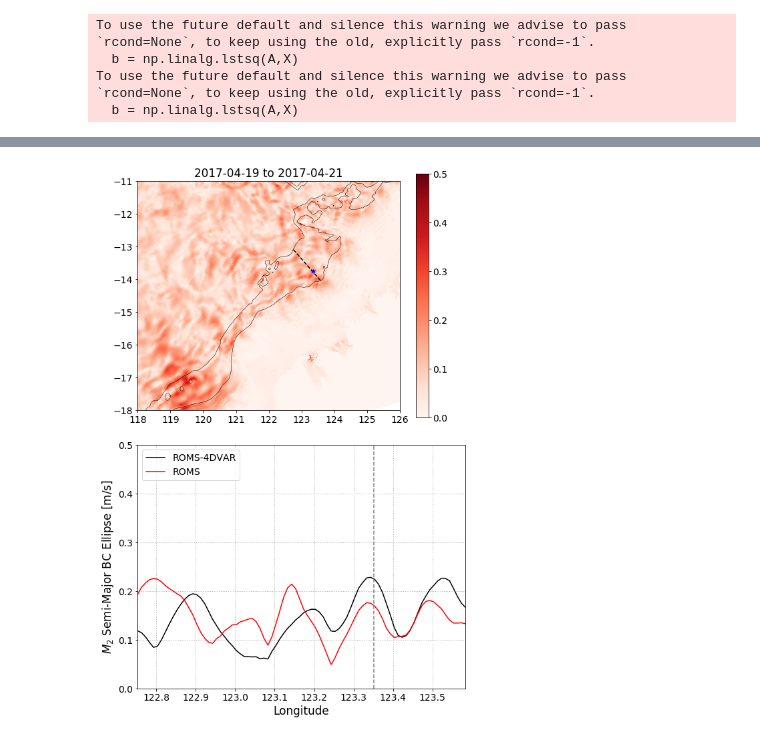
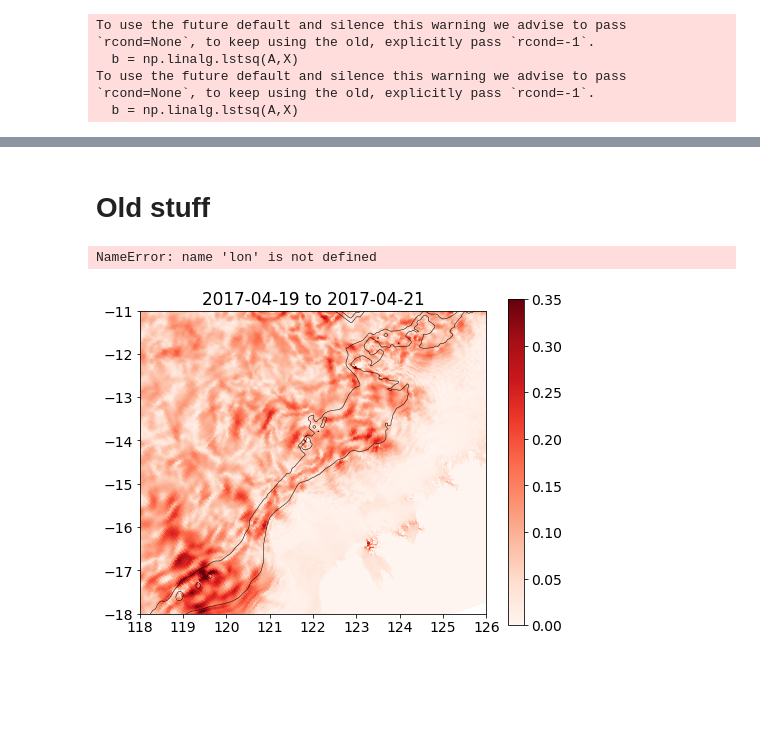
Before and after one commit to mrayson/roms_4dvar_browsebasin, a Jupyter notebook: NOTEBOOKS/calc_ubc_harmonics.ipynb, the cells around one changed output, grey strips where cells are left out. Cells and saved outputs as stored; diff of their text form; code cells hidden in the pictures; blank space fills up the shorter version.

Commit message:
Minor tweaks to ROMS paper figures

```diff
--- a/NOTEBOOKS/calc_ubc_harmonics.ipynb
+++ b/NOTEBOOKS/calc_ubc_harmonics.ipynb
@@ -45 +57,3 @@ import matplotlib.pyplot as plt
+# %%
+mapfile = '/group/pawsey0106/mrayson/DATA/COAST/GSHHS_shp/i/GSHHS_i_L1.shp'
 # %%
@@ -251,8 +258,8 @@ def calc_ubc_ellipse(romsobj, frqnames=['K1','M2']):
     return ap2ep(u_re+1j*u_im, v_re+1j*v_im)
 # %%
 #SEMA, SEMI, INC, PHS, ECC = ap2ep(u_re+1j*u_im, v_re+1j*v_im)
-SEMA, SEMI, INC, PHS, ECC = calc_ubc_ellipse(roms)
-SEMA_ver, SEMI_ver, INC_ver, PHS_ver, ECC_ver = calc_ubc_ellipse(romsver)
+SEMA, SEMI, INC, PHS, ECC, u_bc, v_bc = calc_ubc_ellipse(roms)
+SEMA_ver, SEMI_ver, INC_ver, PHS_ver, ECC_ver, u_bc_ver, v_bc_ver = calc_ubc_ellipse(romsver)
 # %% [output]
 To use the future default and silence this warning we advise to pass `rcond=None`, to keep using the old, explicitly pass `rcond=-1`.
   b = np.linalg.lstsq(A,X)
@@ -351,0 +643,2 @@ SEMA_ver_line_K1 = Fb(SEMA_ver[0,...].ravel())
+# %% [markdown]
+# Old stuff
@@ -352,37 +676,54 @@ SEMA_ver_line_K1 = Fb(SEMA_ver[0,...].ravel())
+# %%
+SEMA, SEMI, INC, PHS, ECC = calc_u_ellipse(roms)
+SEMA_ver, SEMI_ver, INC_ver, PHS_ver, ECC_ver = calc_u_ellipse(romsver)
+# %%
+Fb = BarycentricInterp(np.array([xroms.ravel(), yroms.ravel()]).T, np.array([lon,lat]).T)
+
+SEMA_line_M2 = Fb(SEMA[1,...].ravel())
+SEMA_ver_line_M2 = Fb(SEMA_ver[1,...].ravel())
+
+SEMA_line_K1 = Fb(SEMA[0,...].ravel())
+SEMA_ver_line_K1 = Fb(SEMA_ver[0,...].ravel())
 # %%
-plt.figure(figsize=(8,12))
-plt.subplot(211)
-plt.pcolormesh(xroms, yroms, SEMA[1,...], cmap='Reds', vmax=0.5)
+plt.figure(figsize=(12,6))
+plt.subplot2grid((1,3), (0,0), colspan=2 )
+plt.pcolormesh(xroms, yroms, SEMA[1,...], cmap='Reds', vmax=0.35)
 plt.colorbar()
 # plt.contour(xroms, yroms, PHS[1,...], [0], colors='k', linewidths=0.2)
 plt.contour(xroms, yroms, h, [200,500], colors='k', linewidths=0.5)
 
 plt.xlim(118,126)
 plt.ylim(-18.0,-11.0)
 plt.gca().set_aspect('equal')
 plt.title(roms.ocean_time[0].values.astype(str)[0:10]+' to '+
          roms.ocean_time[-1].values.astype(str)[0:10])
 
 plt.plot(lon,lat,'k--')
 plt.plot(xpt, ypt, 'b*')
 
-plt.subplot(212)
+plt.xlabel('Longitude [$^\circ$E]')
+plt.ylabel('Latitude [$^\circ$N]')
+plotmap(mapfile, fieldname=None)
+
+plt.subplot2grid((1,3), (0,2), colspan=1 )
 plt.plot(lon, SEMA_line_M2,'k')
 plt.plot(lon, SEMA_ver_line_M2,'r')
 
 # plt.plot(lon, SEMA_line_K1,'k:')
 # plt.plot(lon, SEMA_ver_line_K1,'r:')
-plt.legend(('ROMS-4DVAR','ROMS'))
+# plt.legend(('ROMS-4DVAR','ROMS'))
+plt.legend(('posterior','verification'))
 
 plt.plot([xpt,xpt],[0,0.5],'0.5', ls='--')
-plt.ylim(0,0.5)
+plt.ylim(0,0.35)
 plt.xlim(lon[0], lon[-1])
-plt.ylabel('$M_2$ Semi-Major BC Ellipse [m/s]')
-plt.xlabel('Longitude')
+plt.ylabel('$M_2$ Semi-Major Ellipse [m/s]')
+plt.xlabel('Longitude [$^\circ$E]')
 plt.grid(b=True,ls=':',lw=1)
 
 plt.tight_layout()
 
-plt.savefig('../FIGURES/ROMS_4DVAR_BC_Ellipse_transect_{}.png'.format(roms.ocean_time[0].values.astype(str)[0:10]), dpi=150)
+plt.savefig('../FIGURES/ROMS_4DVAR_Ellipse_transect_{}_v2.png'.format(roms.ocean_time[0].values.astype(str)[0:10]), dpi=150)
 # %% [output]
+NameError: name 'lon' is not defined
-[figure, old version]
+[figure, new version]
```
Also changed, not shown: parts of 20 cells of this notebook, 7 other files.
